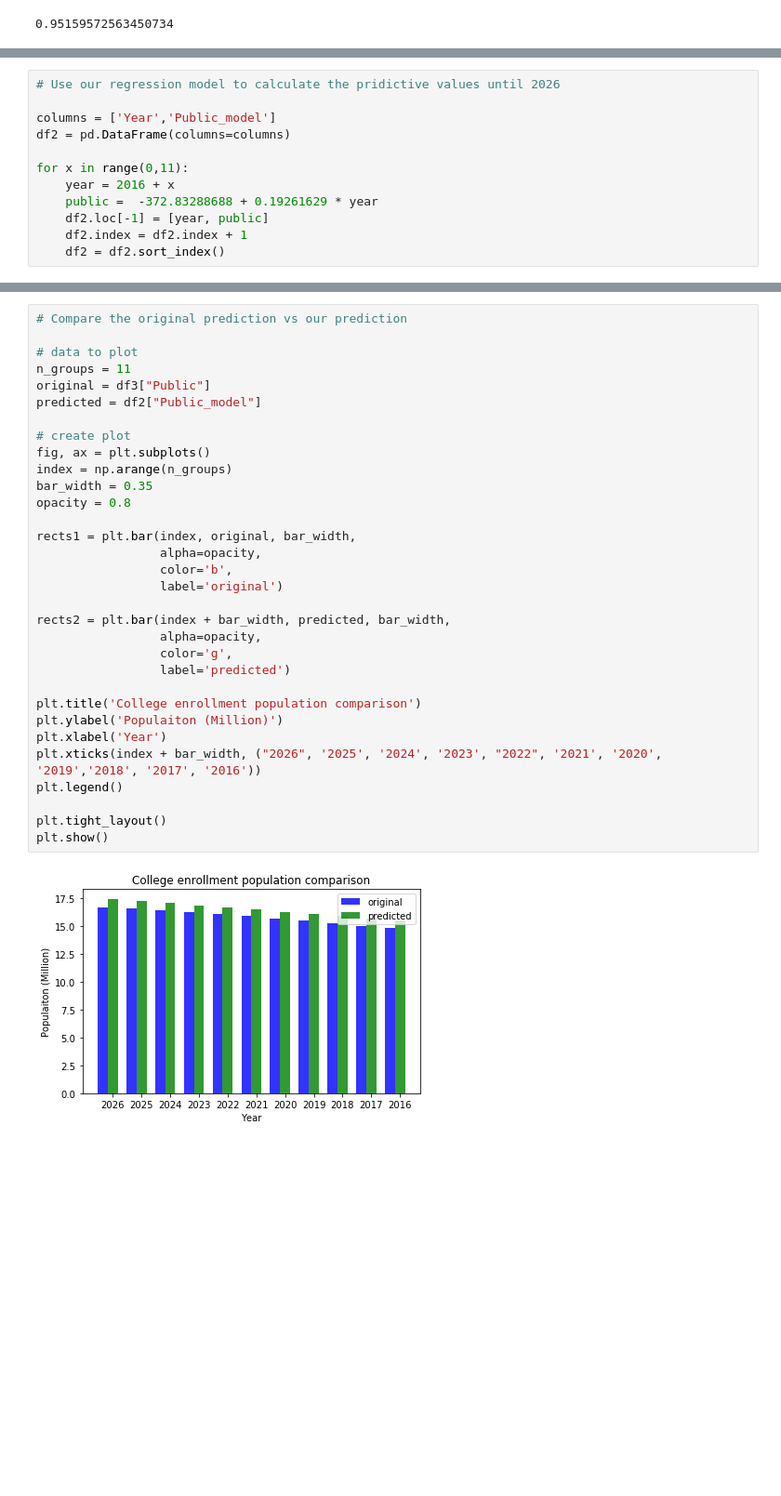
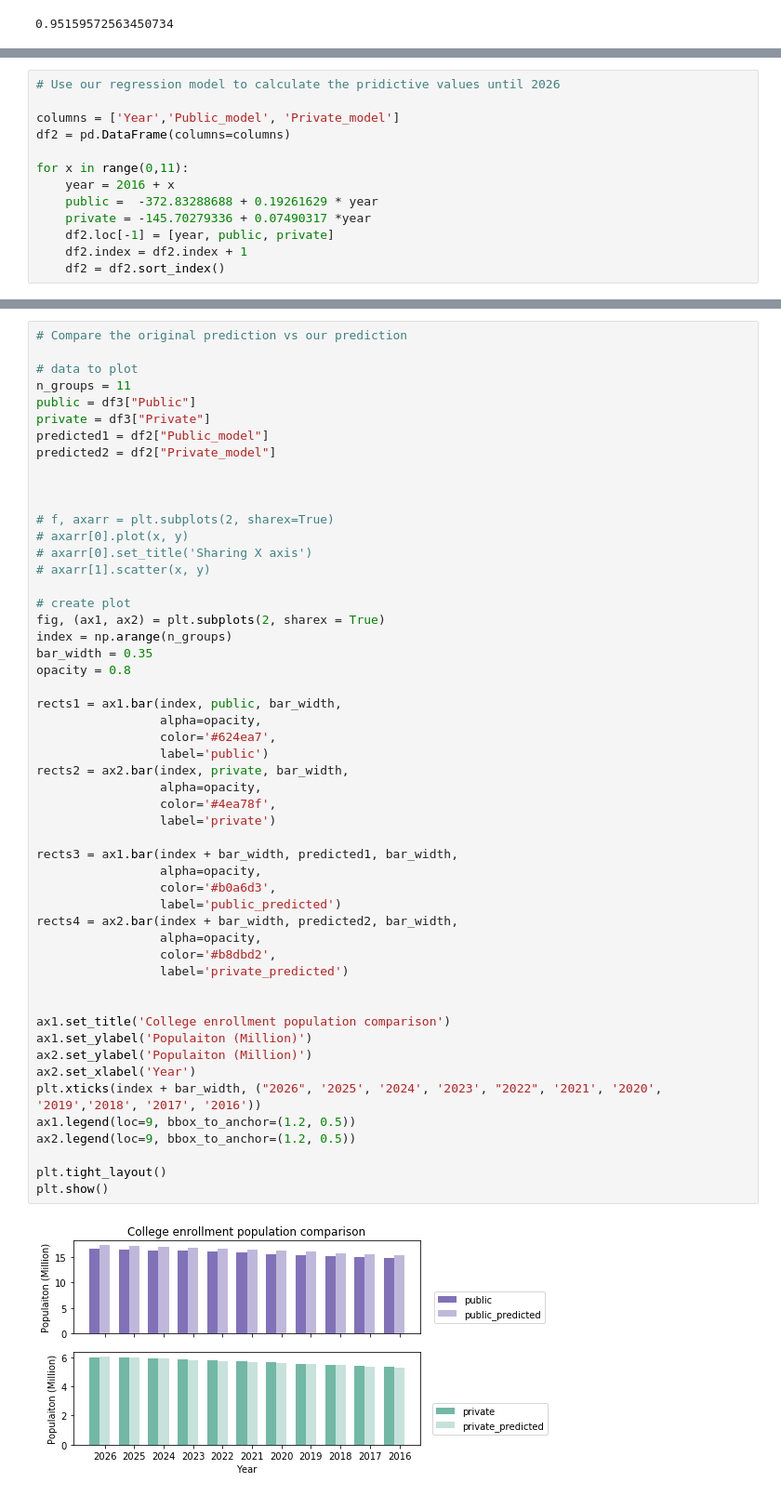
Before and after one commit to EmilySakata/finincing_education, a Jupyter notebook: Linear Regression model.ipynb, the cells around one changed output, grey strips where cells are left out. Shown at 93% size. Drawn from its saved outputs; the diff is of its cells as text; blank space fills up the shorter version.

Commit message:
private enrollment linear regression model and visualization

```diff
--- a/Linear Regression model.ipynb
+++ b/Linear Regression model.ipynb
@@ -97,13 +155,14 @@ model.score(X, y)
 # %%
 # Use our regression model to calculate the pridictive values until 2026
 
-columns = ['Year','Public_model']
+columns = ['Year','Public_model', 'Private_model']
 df2 = pd.DataFrame(columns=columns)
 
 for x in range(0,11):
     year = 2016 + x
     public =  -372.83288688 + 0.19261629 * year
-    df2.loc[-1] = [year, public]
+    private = -145.70279336 + 0.07490317 *year
+    df2.loc[-1] = [year, public, private]
     df2.index = df2.index + 1
     df2 = df2.sort_index()
 # %%
@@ -129,34 +187,54 @@ df3.head()
 # %%
 # Compare the original prediction vs our prediction
 
 # data to plot
 n_groups = 11
-original = df3["Public"]
-predicted = df2["Public_model"]
+public = df3["Public"]
+private = df3["Private"]
+predicted1 = df2["Public_model"]
+predicted2 = df2["Private_model"]
+
+
+
+# f, axarr = plt.subplots(2, sharex=True)
+# axarr[0].plot(x, y)
+# axarr[0].set_title('Sharing X axis')
+# axarr[1].scatter(x, y)
 
 # create plot
-fig, ax = plt.subplots()
+fig, (ax1, ax2) = plt.subplots(2, sharex = True)
 index = np.arange(n_groups)
 bar_width = 0.35
 opacity = 0.8
 
-rects1 = plt.bar(index, original, bar_width,
+rects1 = ax1.bar(index, public, bar_width,
                  alpha=opacity,
-                 color='b',
-                 label='original')
+                 color='#624ea7',
+                 label='public')
+rects2 = ax2.bar(index, private, bar_width,
+                 alpha=opacity,
+                 color='#4ea78f',
+                 label='private')
 
-rects2 = plt.bar(index + bar_width, predicted, bar_width,
+rects3 = ax1.bar(index + bar_width, predicted1, bar_width,
                  alpha=opacity,
-                 color='g',
-                 label='predicted')
+                 color='#b0a6d3',
+                 label='public_predicted')
+rects4 = ax2.bar(index + bar_width, predicted2, bar_width,
+                 alpha=opacity,
+                 color='#b8dbd2',
+                 label='private_predicted')
 
-plt.title('College enrollment population comparison')
-plt.ylabel('Populaiton (Million)')
-plt.xlabel('Year')
+
+ax1.set_title('College enrollment population comparison')
+ax1.set_ylabel('Populaiton (Million)')
+ax2.set_ylabel('Populaiton (Million)')
+ax2.set_xlabel('Year')
 plt.xticks(index + bar_width, ("2026", '2025', '2024', '2023', "2022", '2021', '2020', '2019','2018', '2017', '2016'))
-plt.legend()
+ax1.legend(loc=9, bbox_to_anchor=(1.2, 0.5))
+ax2.legend(loc=9, bbox_to_anchor=(1.2, 0.5))
 
 plt.tight_layout()
 plt.show()
 # %% [output]
-[figure, old version]
+[figure, new version]
```
Also changed, not shown: parts of 13 cells of this notebook.
